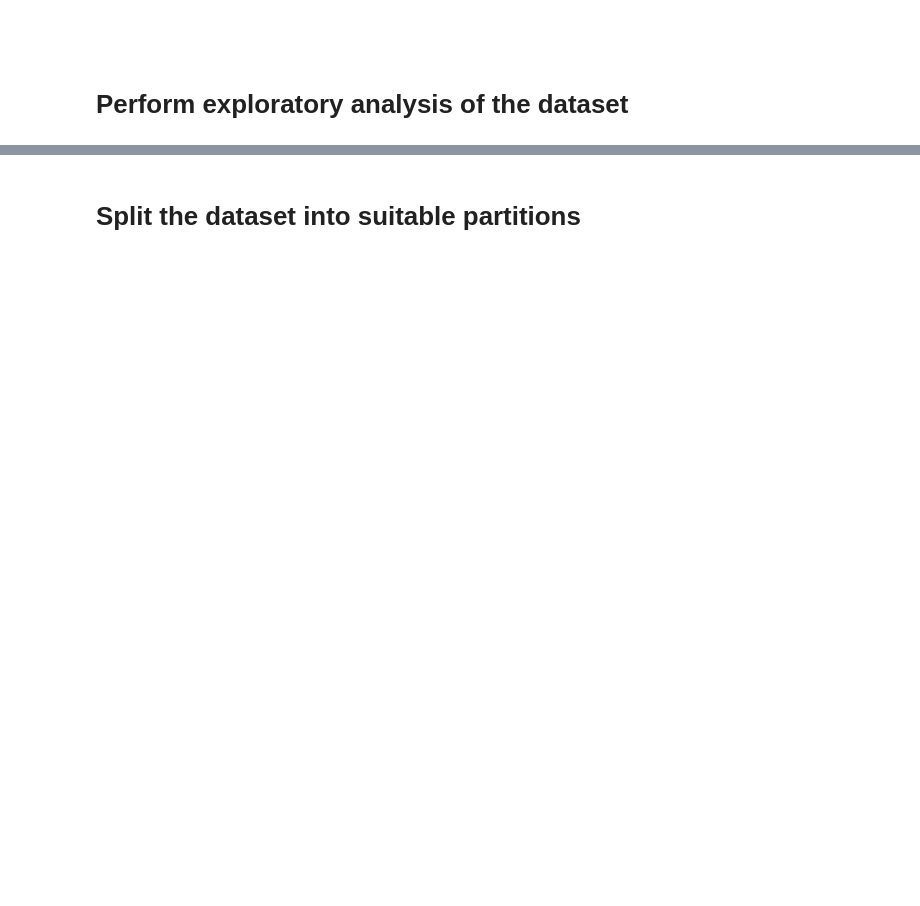
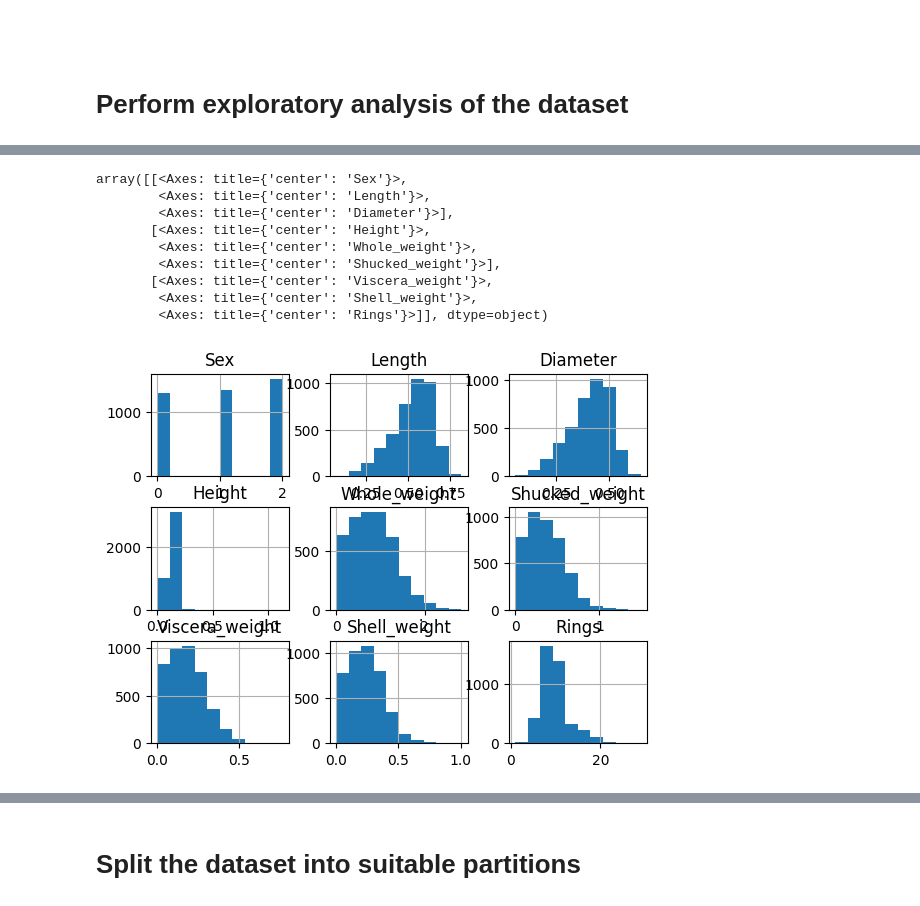
Before and after one commit to kosovarei/Machine_Learning, a Jupyter notebook: Artificial Neural Networks/Comparison_of_Regressors_Abalone_Age.ipynb, the cells around one changed output, grey strips where cells are left out. Saved outputs shown, nothing was run; the diff lists cells and outputs as text; code cells hidden in the pictures; blank space fills up the shorter version.

```diff
--- a/Artificial Neural Networks/Comparison_of_Regressors_Abalone_Age.ipynb
+++ b/Artificial Neural Networks/Comparison_of_Regressors_Abalone_Age.ipynb
@@ -29,0 +74,6 @@ abalone_data.head()
+# %%
+label_encoder = LabelEncoder()
+
+abalone_data['Sex'] = label_encoder.fit_transform(abalone_data['Sex'])
+
+abalone_data.head()
@@ -37,0 +95,13 @@ abalone_data.head()
+# %%
+abalone_data.hist()
+# %% [output]
+array([[<Axes: title={'center': 'Sex'}>,
+        <Axes: title={'center': 'Length'}>,
+        <Axes: title={'center': 'Diameter'}>],
+       [<Axes: title={'center': 'Height'}>,
+        <Axes: title={'center': 'Whole_weight'}>,
+        <Axes: title={'center': 'Shucked_weight'}>],
+       [<Axes: title={'center': 'Viscera_weight'}>,
+        <Axes: title={'center': 'Shell_weight'}>,
+        <Axes: title={'center': 'Rings'}>]], dtype=object)
+[figure, added]
```
Also changed, not shown: parts of 72 cells of this notebook, 1 other file.
